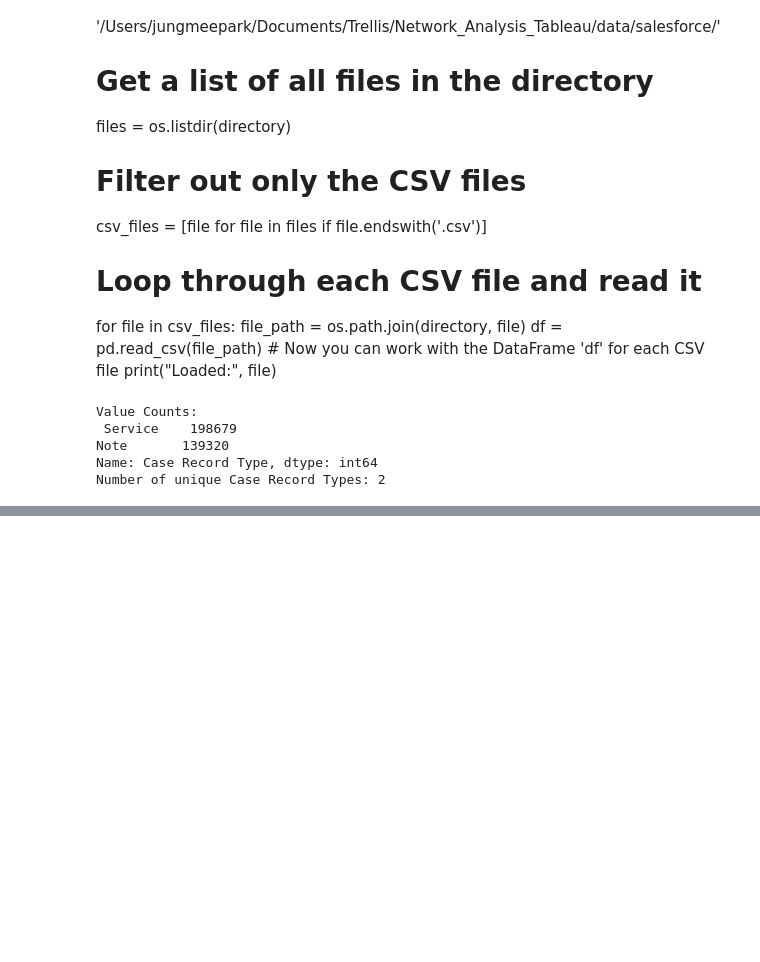
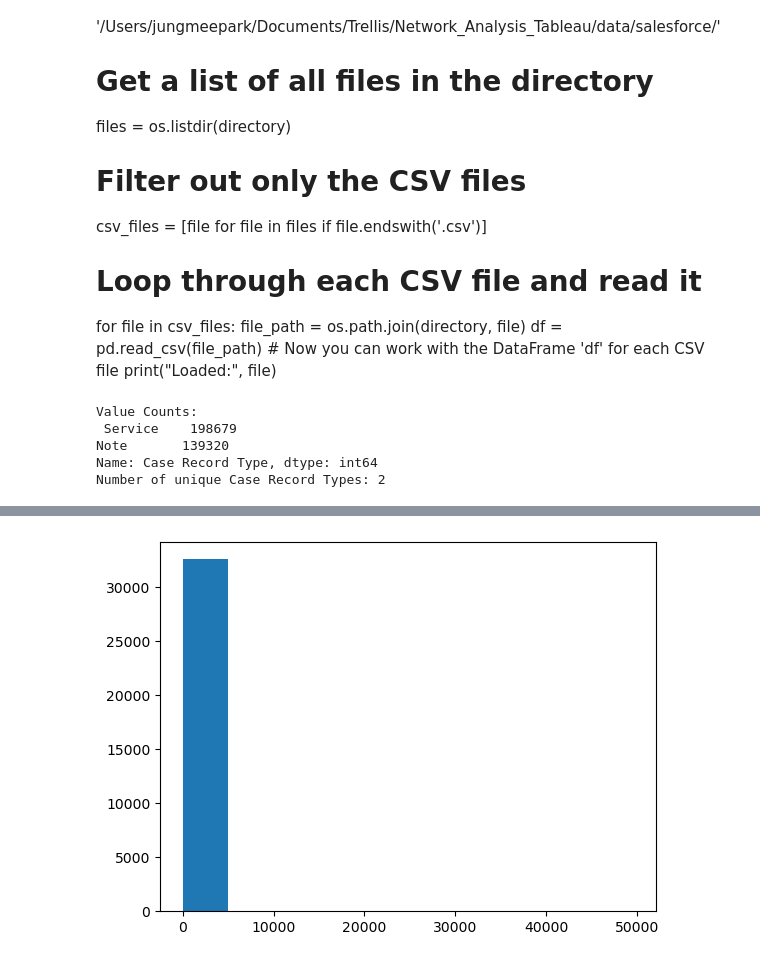
Before and after one commit to jmp243/network_analysis, a Jupyter notebook: Documents/Trellis/Network_Analysis_Tableau/python_scripts/student_centered-network_cases_only.ipynb, the cells around one changed output, grey strips where cells are left out. Cells and saved outputs as stored; diff of their text form; code cells hidden in the pictures; blank space fills up the shorter version.

```diff
--- a/Documents/Trellis/Network_Analysis_Tableau/python_scripts/student_centered-network_cases_only.ipynb
+++ b/Documents/Trellis/Network_Analysis_Tableau/python_scripts/student_centered-network_cases_only.ipynb
@@ -267,6 +302,8 @@ plt.hist(nx.centrality.closeness_centrality(Q).values());
 # %%
 # degree distribution (a histogram of how many edges each node has)
 
-plt.hist([v for k,v in nx.degree(Q)]);
+plt.hist([v for k,v in nx.degree(G)]);
+# %% [output]
+[figure, added]
 # %%
 
```
Also changed, not shown: parts of 29 cells of this notebook.
